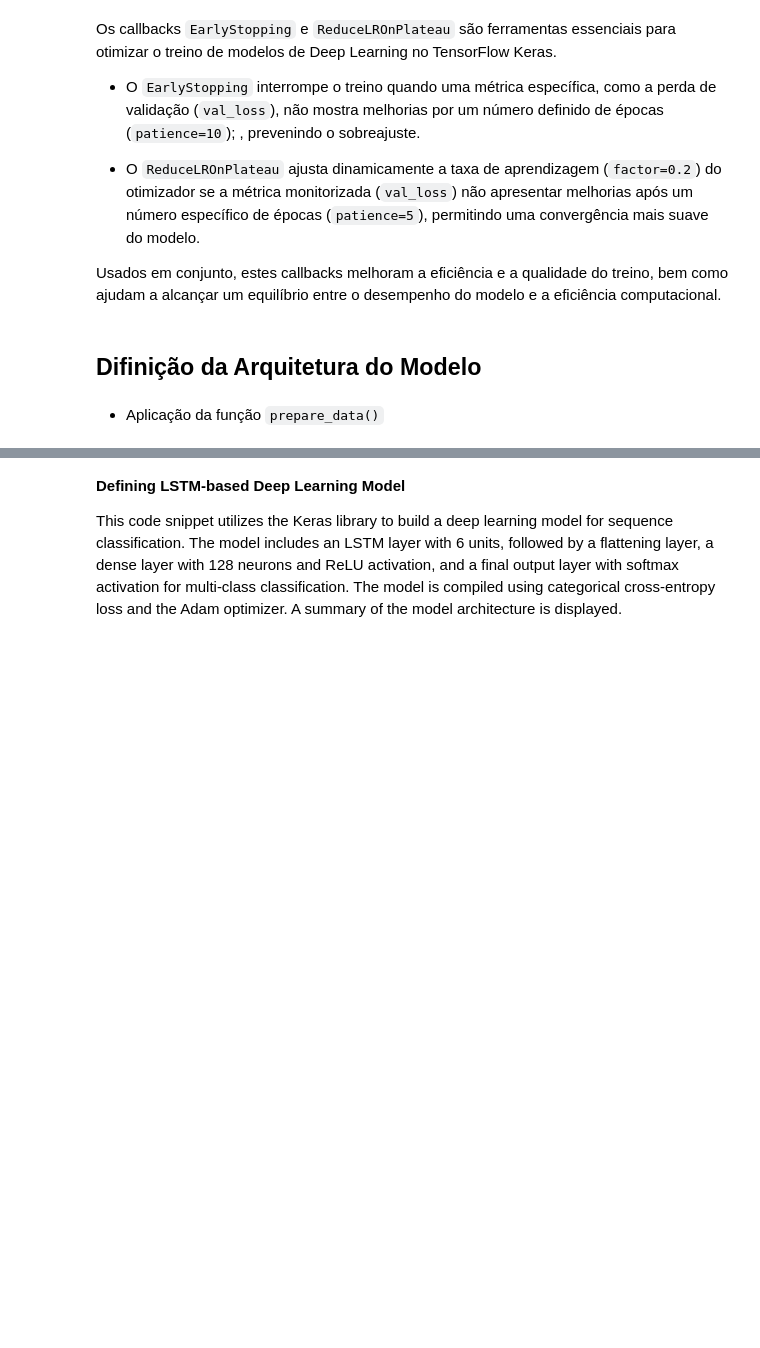
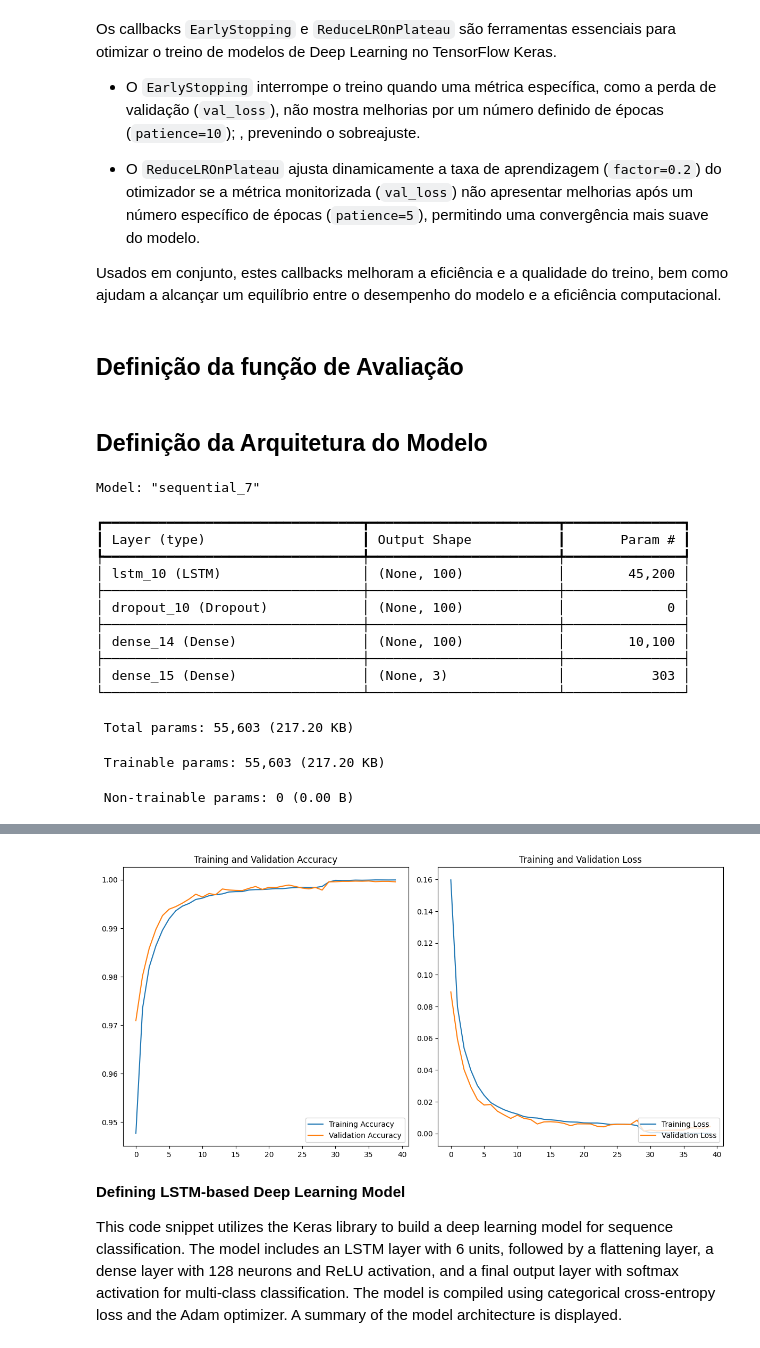
Before and after one commit to marina-moreira/mei-approf, a Jupyter notebook: RNN/notebooks/04_modelDevelopmentLSTM.ipynb, the cells around one changed output, grey strips where cells are left out. Cells and saved outputs as stored; diff of their text form; code cells hidden in the pictures; blank space fills up the shorter version.

```diff
--- a/RNN/notebooks/04_modelDevelopmentLSTM.ipynb
+++ b/RNN/notebooks/04_modelDevelopmentLSTM.ipynb
@@ -130,6 +130,7 @@ def prepare_data(df, window_length):
 # %%
 NUM_FEATURES = df_motionSense.shape[1] - 1
 NUM_CLASSES = df_motionSense['category_encoded'].nunique()
+EPOCHS = 50
 # %% [markdown]
 ## **Definição de métodos de Regularização**
 # %% [markdown]
@@ -145,3 +146,5 @@ from tensorflow.keras.callbacks import EarlyStopping, ReduceLROnPlateau
 
 early_stopping = EarlyStopping(monitor='val_loss', patience=10, restore_best_weights=True)
 reduce_lr = ReduceLROnPlateau(monitor='val_loss', factor=0.2, patience=5, min_lr=0.0001)
+# %% [markdown]
+## **Definição da função de Avaliação**
@@ -148,4 +177,2 @@ reduce_lr = ReduceLROnPlateau(monitor='val_loss', factor=0.2, patience=5, min_lr
 # %% [markdown]
-## **Difinição da Arquitetura do Modelo**
+## **Definição da Arquitetura do Modelo**
-# %% [markdown]
-+ Aplicação da função `prepare_data()`
@@ -155,0 +179,61 @@ X_train, X_test, y_train, y_test = prepare_data(df_motionSense, WINDOW_LENGTH)
+# %%
+WINDOW_LENGTH = 20
+
+X_train, X_test, y_train, y_test = prepare_data(df_motionSense, WINDOW_LENGTH)
+
+import numpy as np
+import pandas as pd
+import tensorflow as tf
+from tensorflow import keras
+from keras.layers import LSTM
+from keras.models import Sequential, Model
+from keras.layers import Dense, Input, Dropout, Flatten
+from keras.utils import to_categorical
+
+model_5 = Sequential([
+    LSTM(100, input_shape=(WINDOW_LENGTH,NUM_FEATURES)),
+    Dropout(0.5),
+    Dense(100, activation='relu'),
+    Dense(NUM_CLASSES, activation='softmax')
+])
+
+
+model_5.compile(optimizer='adam', loss='categorical_crossentropy', metrics=['accuracy'])
+
+model_5.summary()
+
+model_5.save('../models/model_5/model_5_h17.keras')
+
+#start_time = time.time()
+
+history_17 = model_5.fit(X_train, y_train, epochs=EPOCHS, batch_size=32, validation_data=(X_test, y_test), callbacks=[early_stopping, reduce_lr])
+
+#end_time = time.time()
+#execution_time = end_time - start_time
+#print(f"Tempo de execução: {execution_time} segundos")
+
+#history_path = '../models/model_5/history_17.pkl'
+#with open(history_path, 'wb') as file:
+ #   pickle.dump(history_17.history, file)
+
+
+loss, accuracy = model_5.evaluate(X_test, y_test)
+print(f'Test loss: {loss}, Test accuracy: {accuracy}')
+
+plot_training_results(history_17)
+# %% [output]
+Model: "sequential_7"
+┏━━━━━━━━━━━━━━━━━━━━━━━━━━━━━━━━━┳━━━━━━━━━━━━━━━━━━━━━━━━┳━━━━━━━━━━━━━━━┓
+┃ Layer (type)                    ┃ Output Shape           ┃       Param # ┃
+┡━━━━━━━━━━━━━━━━━━━━━━━━━━━━━━━━━╇━━━━━━━━━━━━━━━━━━━━━━━━╇━━━━━━━━━━━━━━━┩
+│ lstm_10 (LSTM)                  │ (None, 100)            │        45,200 │
+├─────────────────────────────────┼────────────────────────┼───────────────┤
+│ dropout_10 (Dropout)            │ (None, 100)            │             0 │
+├─────────────────────────────────┼────────────────────────┼───────────────┤
+│ dense_14 (Dense)                │ (None, 100)            │        10,100 │
+├─────────────────────────────────┼────────────────────────┼───────────────┤
+│ dense_15 (Dense)                │ (None, 3)              │           303 │
+└─────────────────────────────────┴────────────────────────┴───────────────┘
+ Total params: 55,603 (217.20 KB)
+ Trainable params: 55,603 (217.20 KB)
+ Non-trainable params: 0 (0.00 B)
@@ -155,0 +257 @@ X_train, X_test, y_train, y_test = prepare_data(df_motionSense, WINDOW_LENGTH)
+[figure, added]
```
Also changed, not shown: parts of 8 cells of this notebook, 4 other files.
